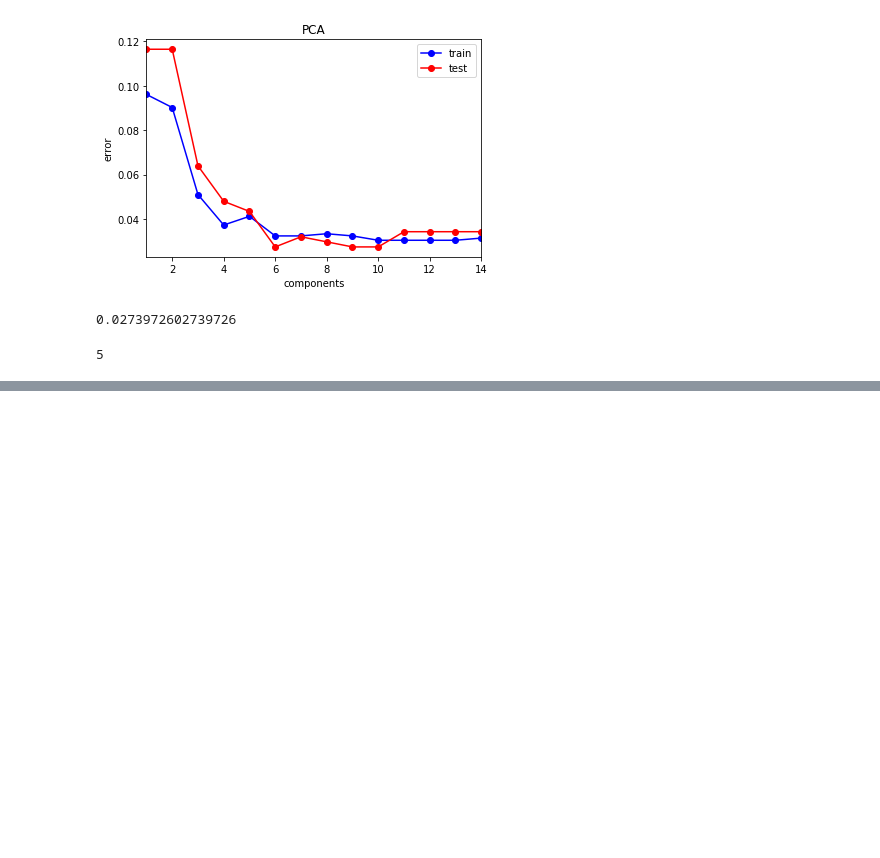
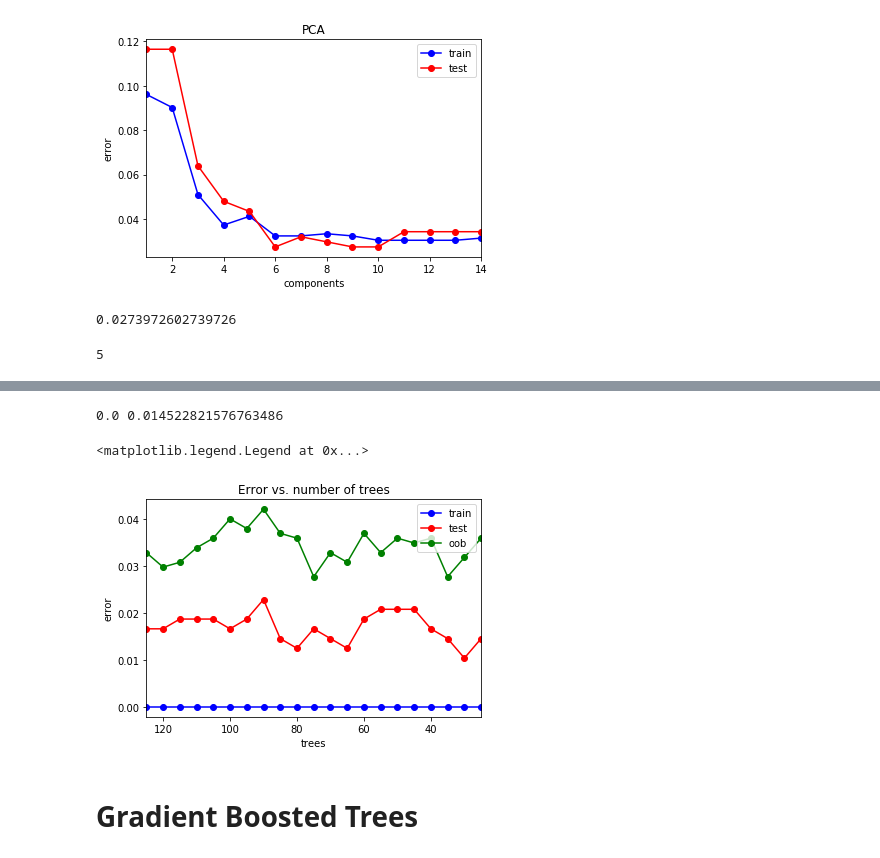
Before and after one commit to Kruglyashok/machineLearning, a Jupyter notebook: Untitled.ipynb, the cells around one changed output, grey strips where cells are left out. Cells and saved outputs as stored; diff of their text form; code cells hidden in the pictures; blank space fills up the shorter version.

```diff
--- a/Untitled.ipynb
+++ b/Untitled.ipynb
@@ -635,0 +772,4 @@ np.argmin(test_err)
+# %%
+from sklearn import ensemble
+rf = ensemble.RandomForestClassifier(n_estimators = 100)
+rf.fit(X_train, y_train)
@@ -635,0 +784,33 @@ np.argmin(test_err)
+# %%
+# Считаем среднюю ошибку
+err_train = np.mean(y_train != rf.predict(X_train))
+err_test  = np.mean(y_test  != rf.predict(X_test))
+print(err_train, err_test)
+# %% [output]
+0.0 0.014522821576763486
+# %%
+
+trees_arr = np.arange(25, 126, 5)
+test_err = []
+train_err = []
+oob_err = []
+for trees in trees_arr:
+    rf = ensemble.RandomForestClassifier(n_estimators = trees, oob_score=True)
+    rf.fit(X_train, y_train)
+    train_err.append(np.mean(y_train != rf.predict(X_train)))
+    test_err.append(np.mean(y_test  != rf.predict(X_test)))
+    oob_err.append(1 - rf.oob_score_)
+# %%
+plt.plot(trees_arr, train_err, 'b-o', label = 'train')
+plt.plot(trees_arr, test_err, 'r-o', label = 'test')
+plt.plot(trees_arr, oob_err, 'g-o', label = 'oob')
+plt.xlim([np.max(trees_arr), np.min(trees_arr)])
+plt.title('Error vs. number of trees')
+plt.xlabel('trees')
+plt.ylabel('error')
+plt.legend()
+# %% [output]
+<matplotlib.legend.Legend at 0x...>
+[figure, added]
+# %% [markdown]
+# Gradient Boosted Trees
```
Also changed, not shown: parts of 39 cells of this notebook.
